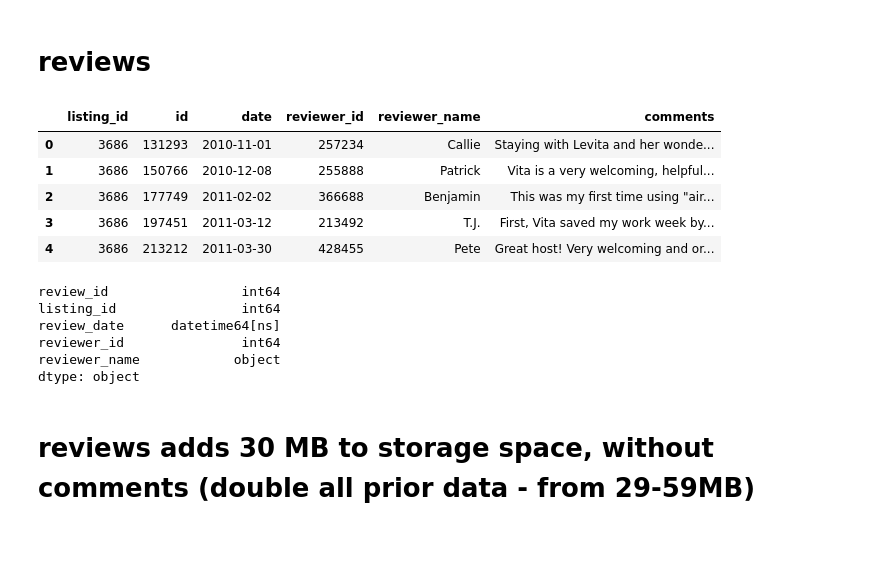
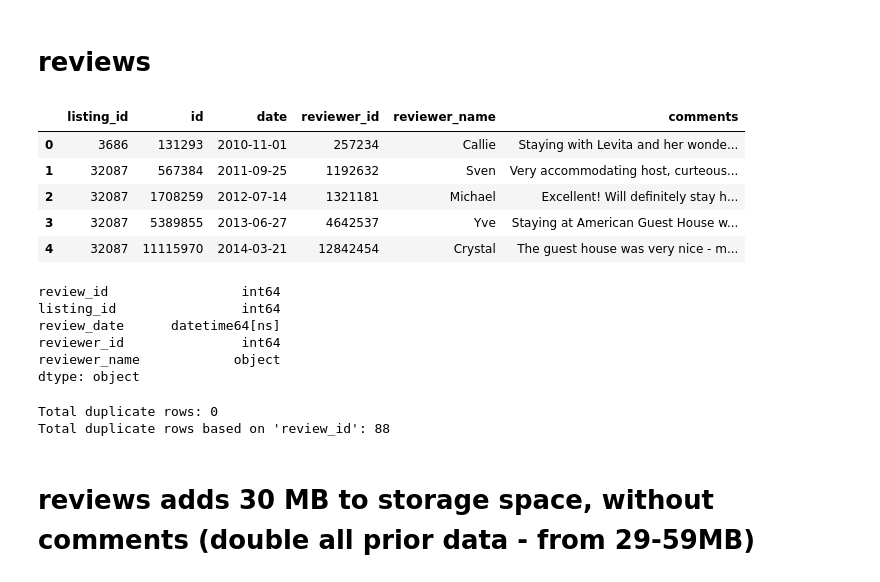
Before and after one commit to johbry17/DC-AirBnB-SQL-Database, a Jupyter notebook: data/v2.0/data_cleaning_v2.0.ipynb, the cells around one changed output. Drawn from its saved outputs; the diff is of its cells as text; code cells hidden in the pictures; blank space fills up the shorter version.

```diff
--- a/data/v2.0/data_cleaning_v2.0.ipynb
+++ b/data/v2.0/data_cleaning_v2.0.ipynb
@@ -3,6 +3,14 @@
 import pandas as pd
 from sqlalchemy import create_engine, text
 import config
+# %%
+# define paths to csv files (update as needed)
+# check folder, and month for each path
+path_to_listings_detailed = "../raw_data/listings_detailed_2024_jun.csv"
+path_to_listings_simple = "../raw_data/2024_jun/listings.csv"
+path_to_reviews_pt1 = "../raw_data/reviews_detailed_2024_jun_pt1.csv"
+path_to_reviews_pt2 = "../raw_data/reviews_detailed_2024_jun_pt2.csv"
+path_to_calendar = "../raw_data/2024_jun/calendar.csv"
 # %%
 # connect to database
 db_url = f"postgresql://postgres:{config.password}@localhost:5432/{config.database}"
@@ -580,15 +592,17 @@ to_sql_and_csv("listing_reviews", listing_reviews_df)
 # reviews
 # %%
 # read in csv
-reviews_df = pd.read_csv("../raw_data/reviews_detailed_2024_mar.csv")
+reviews_pt1 = pd.read_csv(path_to_reviews_pt1)
+reviews_pt2 = pd.read_csv(path_to_reviews_pt2)
+reviews_df = pd.concat([reviews_pt1, reviews_pt2])
 reviews_df.head()
 # %% [output]
 |  | listing_id | id | date | reviewer_id | reviewer_name | comments |
 | 0 | 3686 | 131293 | 2010-11-01 | 257234 | Callie | Staying with Levita and her wonde... |
-| 1 | 3686 | 150766 | 2010-12-08 | 255888 | Patrick | Vita is a very welcoming, helpful... |
-| 2 | 3686 | 177749 | 2011-02-02 | 366688 | Benjamin | This was my first time using "air... |
-| 3 | 3686 | 197451 | 2011-03-12 | 213492 | T.J. | First, Vita saved my work week by... |
-| 4 | 3686 | 213212 | 2011-03-30 | 428455 | Pete | Great host! Very welcoming and or... |
+| 1 | 32087 | 567384 | 2011-09-25 | 1192632 | Sven | Very accommodating host, curteous... |
+| 2 | 32087 | 1708259 | 2012-07-14 | 1321181 | Michael | Excellent! Will definitely stay h... |
+| 3 | 32087 | 5389855 | 2013-06-27 | 4642537 | Yve | Staying at American Guest House w... |
+| 4 | 32087 | 11115970 | 2014-03-21 | 12842454 | Crystal | The guest house was very nice - m... |
 # %%
 # change date to datetime
 reviews_df["date"] = pd.to_datetime(reviews_df["date"])
@@ -622,6 +636,19 @@ review_date      datetime64[ns]
 reviewer_id               int64
 reviewer_name            object
 dtype: object
+# %%
+# count duplicates (entire rows and subset)
+duplicate_count = reviews_df.duplicated().sum()
+duplicate_count_specific = reviews_df.duplicated(subset='review_id').sum()
+
+print(f"Total duplicate rows: {duplicate_count}")
+print(f"Total duplicate rows based on 'review_id': {duplicate_count_specific}")
+
+# remove duplicates based on 'review_id'
+reviews_df = reviews_df.drop_duplicates(subset='review_id', keep='first')
+# %% [output]
+Total duplicate rows: 0
+Total duplicate rows based on 'review_id': 88
 # %%
 # run save function
 to_sql_and_csv("reviews", reviews_df)
```
Also changed, not shown: parts of 15 cells of this notebook, 19 other files.
